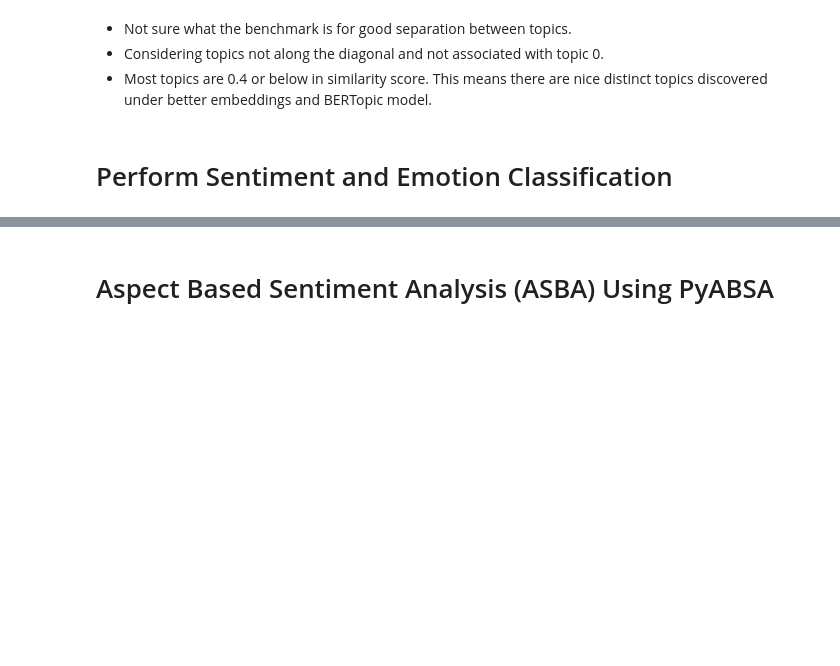
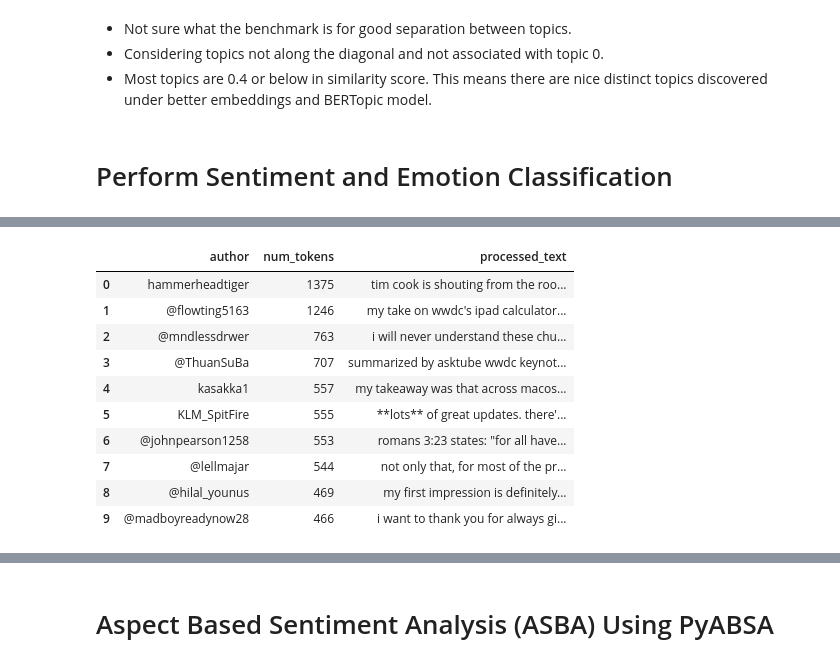
Before and after one commit to mindyng/2024-Business-Projects, a Jupyter notebook: wwdc-2024-sentiment-analysis.ipynb, the cells around one changed output, grey strips where cells are left out. Saved outputs shown, nothing was run; the diff lists cells and outputs as text; code cells hidden in the pictures; blank space fills up the shorter version.

```diff
--- a/wwdc-2024-sentiment-analysis.ipynb
+++ b/wwdc-2024-sentiment-analysis.ipynb
@@ -420,0 +506,25 @@ sentiment_analysis = pipeline(model="lxyuan/distilbert-base-multilingual-cased-s
+# %%
+# Now let us take a look at comments composition that are around 500 tokens in length
+
+query = """
+select author
+, num_tokens
+, processed_text
+from df
+order by 2 desc
+limit 10
+"""
+
+duckdb.query(query).df()
+# %% [output]
+|  | author | num_tokens | processed_text |
+| 0 | hammerheadtiger | 1375 | tim cook is shouting from the roo... |
+| 1 | @flowting5163 | 1246 | my take on wwdc's ipad calculator... |
+| 2 | @mndlessdrwer | 763 | i will never understand these chu... |
+| 3 | @ThuanSuBa | 707 | summarized by asktube wwdc keynot... |
+| 4 | kasakka1 | 557 | my takeaway was that across macos... |
+| 5 | KLM_SpitFire | 555 | **lots** of great updates. there'... |
+| 6 | @johnpearson1258 | 553 | romans 3:23 states: "for all have... |
+| 7 | @lellmajar | 544 | not only that, for most of the pr... |
+| 8 | @hilal_younus | 469 | my first impression is definitely... |
+| 9 | @madboyreadynow28 | 466 | i want to thank you for always gi... |
```
Also changed, not shown: parts of 24 cells of this notebook.
